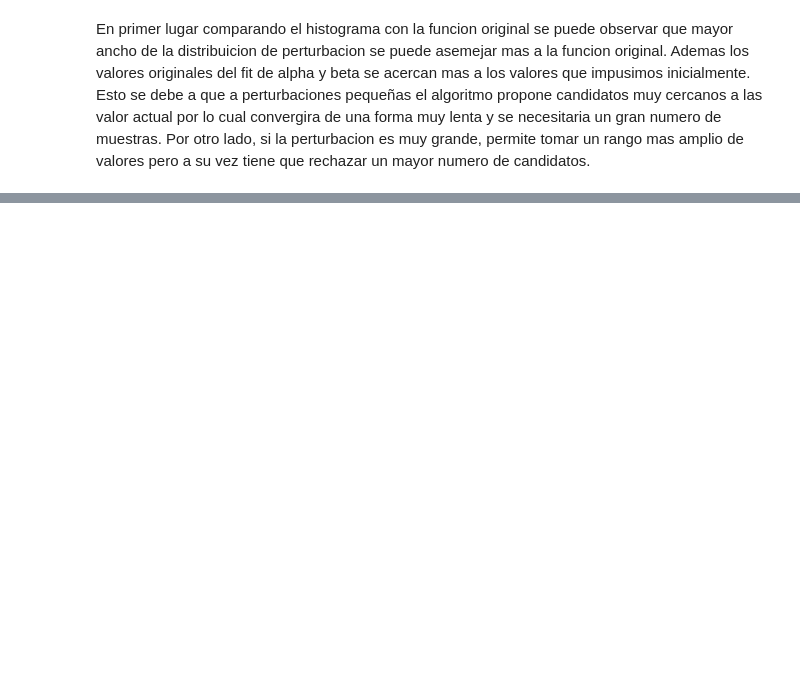
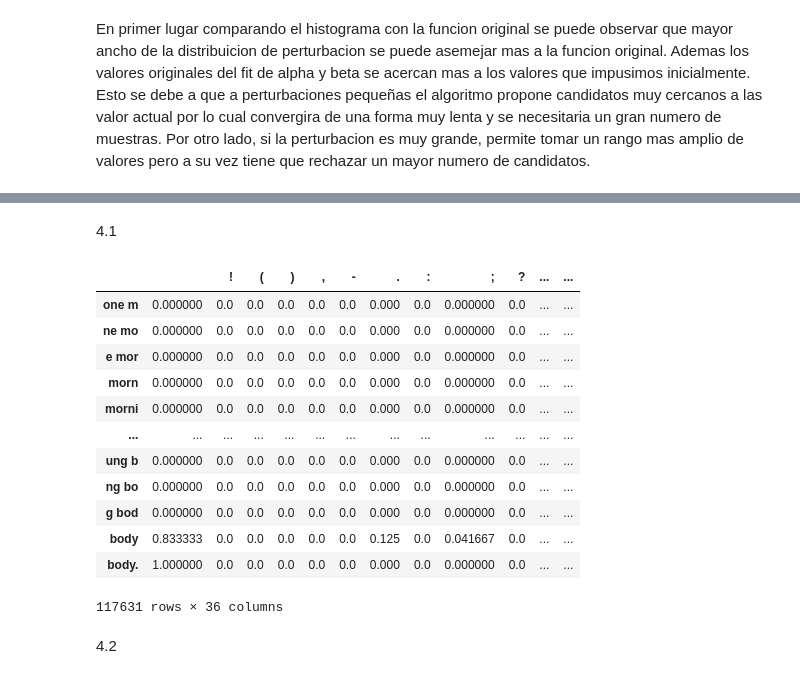
Before and after one commit to Metodos-Computacionales-II/Talleres, a Jupyter notebook: Taller 5/Taller 5.ipynb, the cells around one changed output, grey strips where cells are left out. Drawn from its saved outputs; the diff is of its cells as text; code cells hidden in the pictures; blank space fills up the shorter version.

```diff
--- a/Taller 5/Taller 5.ipynb
+++ b/Taller 5/Taller 5.ipynb
@@ -211,0 +221,41 @@ File "..\..\..\..\AppData\Local\Temp\ipykernel_13392\61609935.py", line 18:
+# %% [markdown]
+4.1
+# %%
+import re
+import unicodedata
+with open('Libro.txt','r',encoding='utf-8') as archivo:
+    s = archivo.read()
+s = s.replace("\r\n","\n").replace("\n\n","#").replace("\n"," ").replace("#","\n\n")
+s = unicodedata.normalize('NFKD', s)
+s = re.sub(r'[^a-zA-Z0-9\s.,;:!?\'\"()\-\\n]', '', s)
+s = re.sub(r'\s+', ' ', s)
+s = s.lower()
+@njit
+def crear_ngrams(s,n):
+    ngrams=[s[i:i+n]for i in range(len(s)-n)]
+    return ngrams
+n=5
+ngrams=crear_ngrams(s,n)
+chars=set(s)
+F = pd.DataFrame(np.zeros((len(ngrams), len(chars)), dtype=int), index=ngrams, columns=sorted(chars))
+for i in range(len(s) - n):
+    ngrama = s[i:i+n]
+    siguiente_caracter = s[i+n]
+    F.loc[ngrama, siguiente_caracter] += 1
+P=F/F.sum(axis=1).values[:,None]
+# %% [output]
+|  |  | ! | ( | ) | , | - | . | : | ; | ? | ... | ... |
+| one m | 0.000000 | 0.0 | 0.0 | 0.0 | 0.0 | 0.0 | 0.000 | 0.0 | 0.000000 | 0.0 | ... | ... |
+| ne mo | 0.000000 | 0.0 | 0.0 | 0.0 | 0.0 | 0.0 | 0.000 | 0.0 | 0.000000 | 0.0 | ... | ... |
+| e mor | 0.000000 | 0.0 | 0.0 | 0.0 | 0.0 | 0.0 | 0.000 | 0.0 | 0.000000 | 0.0 | ... | ... |
+| morn | 0.000000 | 0.0 | 0.0 | 0.0 | 0.0 | 0.0 | 0.000 | 0.0 | 0.000000 | 0.0 | ... | ... |
+| morni | 0.000000 | 0.0 | 0.0 | 0.0 | 0.0 | 0.0 | 0.000 | 0.0 | 0.000000 | 0.0 | ... | ... |
+| ... | ... | ... | ... | ... | ... | ... | ... | ... | ... | ... | ... | ... |
+| ung b | 0.000000 | 0.0 | 0.0 | 0.0 | 0.0 | 0.0 | 0.000 | 0.0 | 0.000000 | 0.0 | ... | ... |
+| ng bo | 0.000000 | 0.0 | 0.0 | 0.0 | 0.0 | 0.0 | 0.000 | 0.0 | 0.000000 | 0.0 | ... | ... |
+| g bod | 0.000000 | 0.0 | 0.0 | 0.0 | 0.0 | 0.0 | 0.000 | 0.0 | 0.000000 | 0.0 | ... | ... |
+| body | 0.833333 | 0.0 | 0.0 | 0.0 | 0.0 | 0.0 | 0.125 | 0.0 | 0.041667 | 0.0 | ... | ... |
+| body. | 1.000000 | 0.0 | 0.0 | 0.0 | 0.0 | 0.0 | 0.000 | 0.0 | 0.000000 | 0.0 | ... | ... |
+117631 rows × 36 columns
+# %% [markdown]
+4.2
```
Also changed, not shown: parts of 16 cells of this notebook, 1 other file.
